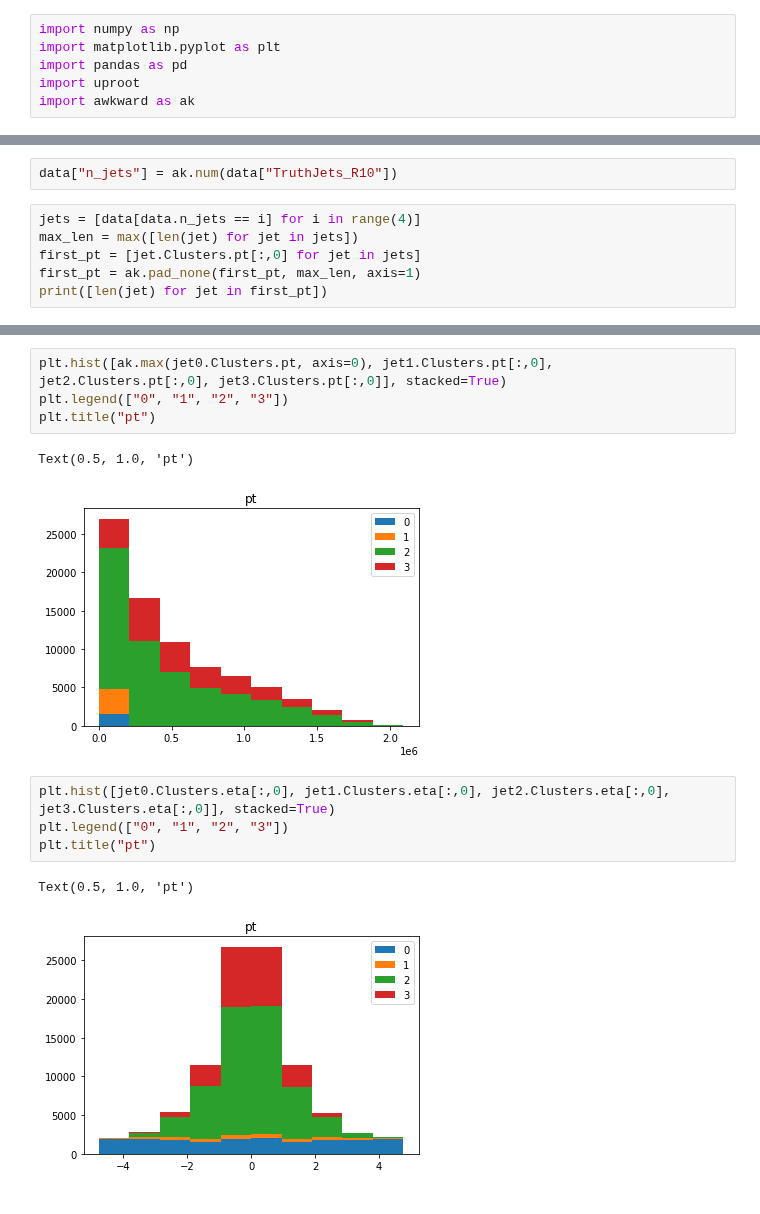
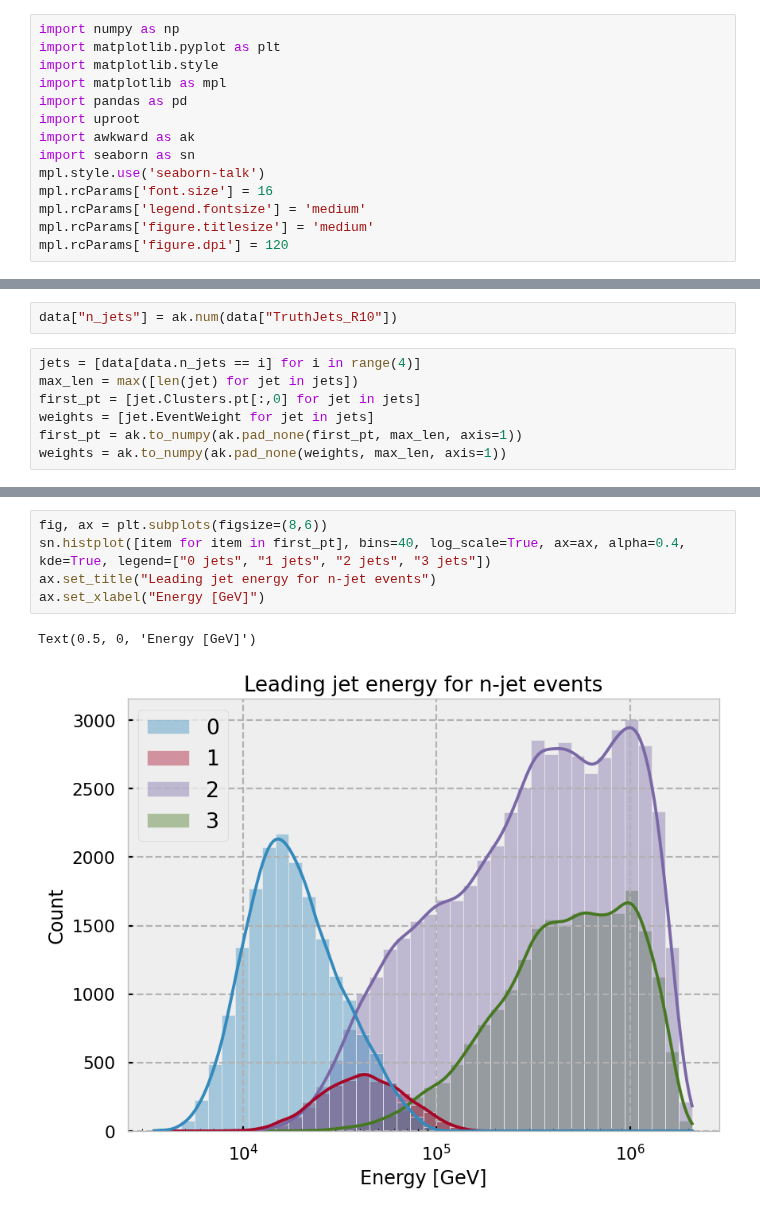
Before and after one commit to choisant/imcalML, a Jupyter notebook: notebooks/analyze_jet_file.ipynb, the cells around one changed output, grey strips where cells are left out. Cells and saved outputs as stored; diff of their text form.

Commit message:
Made the plots not ugly

```diff
--- a/notebooks/analyze_jet_file.ipynb
+++ b/notebooks/analyze_jet_file.ipynb
@@ -1,9 +1,17 @@
 # %%
 import numpy as np
 import matplotlib.pyplot as plt
+import matplotlib.style
+import matplotlib as mpl
 import pandas as pd
 import uproot
 import awkward as ak
+import seaborn as sn
+mpl.style.use('seaborn-talk')
+mpl.rcParams['font.size'] = 16
+mpl.rcParams['legend.fontsize'] = 'medium'
+mpl.rcParams['figure.titlesize'] = 'medium'
+mpl.rcParams['figure.dpi'] = 120
 # %%
 data_path = "/disk/atlas3/data_MC/ATLASOpen/jets/part1.root:JetRecoTree"
 keys = ["EventNumber", "EventWeight", "Clusters*", "TruthJets_R10*"]
@@ -24,5 +32,6 @@ data["n_jets"] = ak.num(data["TruthJets_R10"])
 jets = [data[data.n_jets == i] for i in range(4)]
 max_len = max([len(jet) for jet in jets])
 first_pt = [jet.Clusters.pt[:,0] for jet in jets]
-first_pt = ak.pad_none(first_pt, max_len, axis=1)
-print([len(jet) for jet in first_pt])
+weights = [jet.EventWeight for jet in jets]
+first_pt = ak.to_numpy(ak.pad_none(first_pt, max_len, axis=1))
+weights = ak.to_numpy(ak.pad_none(weights, max_len, axis=1))
@@ -39,14 +38,8 @@ ValueError: ak.to_numpy cannot convert 'None' values to np.ma.MaskedArray unless
-# %%
-plt.hist([ak.max(jet0.Clusters.pt, axis=0), jet1.Clusters.pt[:,0], jet2.Clusters.pt[:,0], jet3.Clusters.pt[:,0]], stacked=True)
-plt.legend(["0", "1", "2", "3"])
-plt.title("pt")
-# %% [output]
-Text(0.5, 1.0, 'pt')
-[figure, removed]
-# %%
-plt.hist([jet0.Clusters.eta[:,0], jet1.Clusters.eta[:,0], jet2.Clusters.eta[:,0], jet3.Clusters.eta[:,0]], stacked=True)
-plt.legend(["0", "1", "2", "3"])
-plt.title("pt")
-# %% [output]
-Text(0.5, 1.0, 'pt')
-[figure, removed]
+# %%
+fig, ax = plt.subplots(figsize=(8,6))
+sn.histplot([item for item in first_pt], bins=40, log_scale=True, ax=ax, alpha=0.4, kde=True, legend=["0 jets", "1 jets", "2 jets", "3 jets"])
+ax.set_title("Leading jet energy for n-jet events")
+ax.set_xlabel("Energy [GeV]")
+# %% [output]
+Text(0.5, 0, 'Energy [GeV]')
+[figure, added]
```
Also changed, not shown: parts of 3 cells of this notebook.
